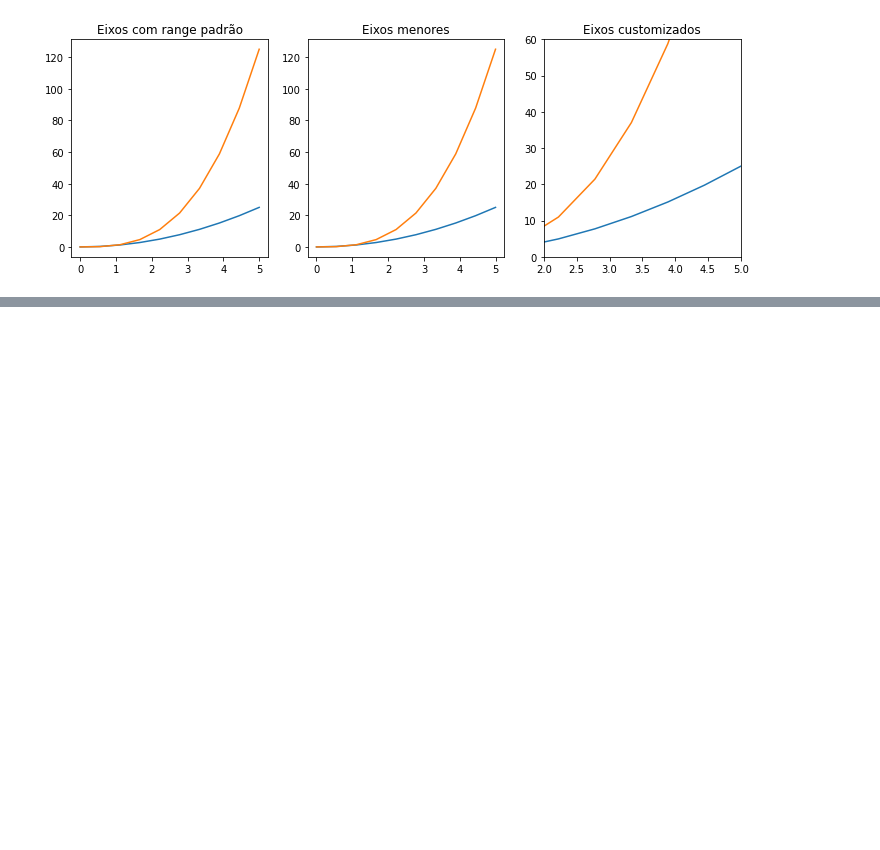
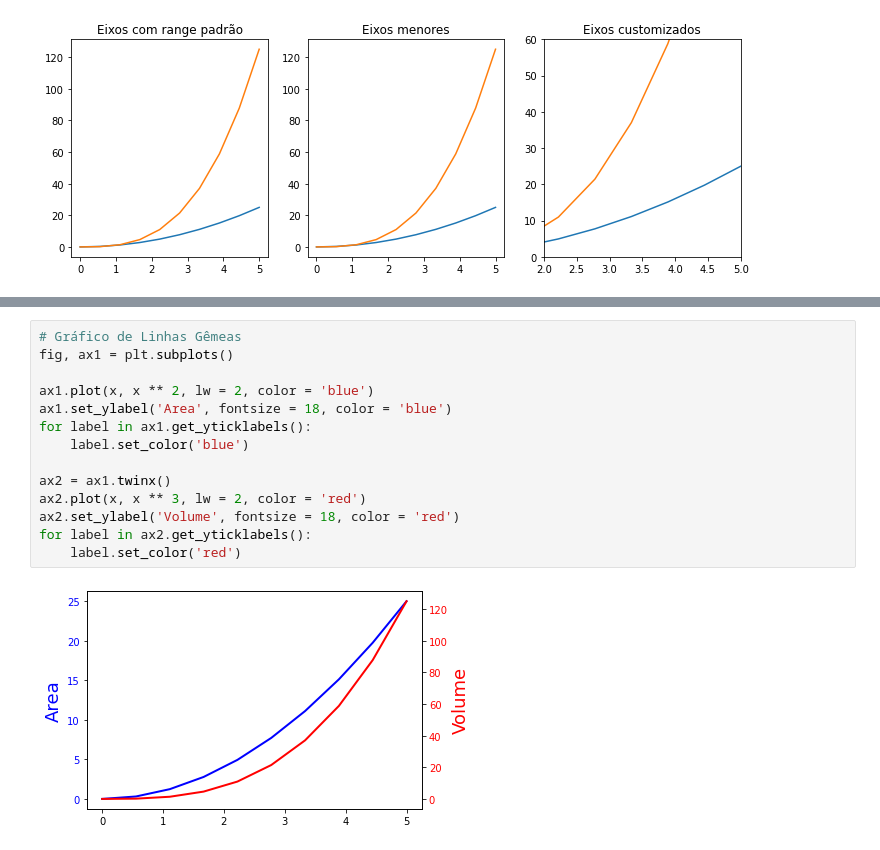
Before and after one commit to romulovieira777/Python_Fundamentos_Analise_Dados, a Jupyter notebook: Seção 08 - Módulos Python para Análise de Dados/Notebook/DSA-Python-Cap08-03-Matplotlib-Plots-e-Graficos.ipynb, the cells around one changed output, grey strips where cells are left out. Cells and saved outputs as stored; diff of their text form; blank space fills up the shorter version.

```diff
--- a/Seção 08 - Módulos Python para Análise de Dados/Notebook/DSA-Python-Cap08-03-Matplotlib-Plots-e-Graficos.ipynb
+++ b/Seção 08 - Módulos Python para Análise de Dados/Notebook/DSA-Python-Cap08-03-Matplotlib-Plots-e-Graficos.ipynb
@@ -238,0 +261,16 @@ fig, axes = plt.
+# %%
+# Gráfico de Linhas Gêmeas
+fig, ax1 = plt.subplots()
+
+ax1.plot(x, x ** 2, lw = 2, color = 'blue')
+ax1.set_ylabel('Area', fontsize = 18, color = 'blue')
+for label in ax1.get_yticklabels():
+    label.set_color('blue')
+
+ax2 = ax1.twinx()
+ax2.plot(x, x ** 3, lw = 2, color = 'red')
+ax2.set_ylabel('Volume', fontsize = 18, color = 'red')
+for label in ax2.get_yticklabels():
+    label.set_color('red')
+# %% [output]
+[figure, added]
```
Also changed, not shown: parts of 14 cells of this notebook.
